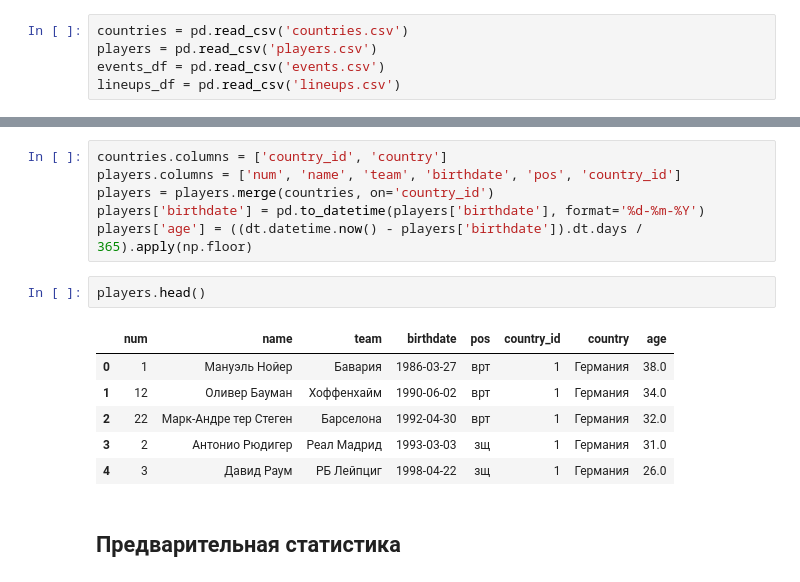
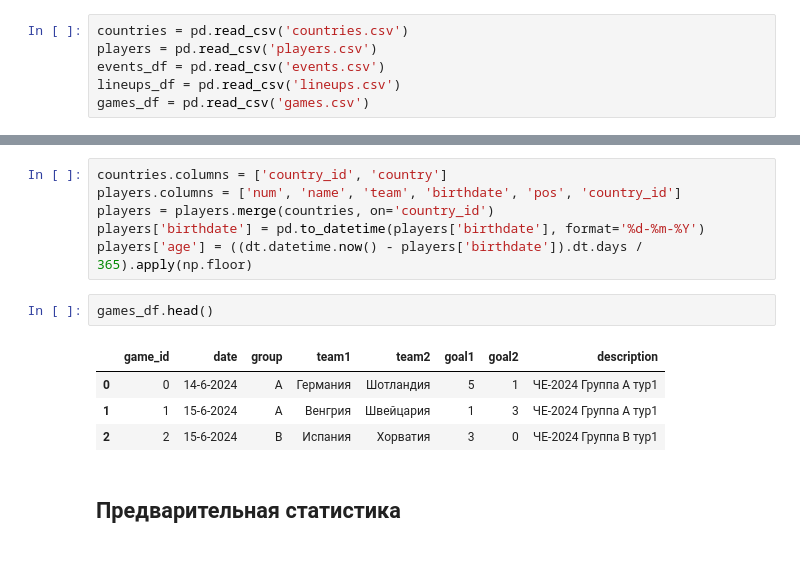
Before and after one commit to elp87/Euro-2024, a Jupyter notebook: euro.ipynb, the cells around one changed output, grey strips where cells are left out. Drawn from its saved outputs; the diff is of its cells as text.

```diff
--- a/euro.ipynb
+++ b/euro.ipynb
@@ -28,6 +28,7 @@ countries = pd.read_csv('countries.csv')
 players = pd.read_csv('players.csv')
 events_df = pd.read_csv('events.csv')
 lineups_df = pd.read_csv('lineups.csv')
+games_df = pd.read_csv('games.csv')
 # %% [markdown]
 Правим таблицы
 # %%
@@ -37,14 +38,12 @@ players = players.merge(countries, on='country_id')
 players['birthdate'] = pd.to_datetime(players['birthdate'], format='%d-%m-%Y')
 players['age'] = ((dt.datetime.now() - players['birthdate']).dt.days / 365).apply(np.floor)
 # %%
-players.head()
+games_df.head()
 # %% [output]
-|  | num | name | team | birthdate | pos | country_id | country | age |
-| 0 | 1 | Мануэль Нойер | Бавария | 1986-03-27 | врт | 1 | Германия | 38.0 |
-| 1 | 12 | Оливер Бауман | Хоффенхайм | 1990-06-02 | врт | 1 | Германия | 34.0 |
-| 2 | 22 | Марк-Андре тер Стеген | Барселона | 1992-04-30 | врт | 1 | Германия | 32.0 |
-| 3 | 2 | Антонио Рюдигер | Реал Мадрид | 1993-03-03 | зщ | 1 | Германия | 31.0 |
-| 4 | 3 | Давид Раум | РБ Лейпциг | 1998-04-22 | зщ | 1 | Германия | 26.0 |
+|  | game_id | date | group | team1 | team2 | goal1 | goal2 | description |
+| 0 | 0 | 14-6-2024 | A | Германия | Шотландия | 5 | 1 | ЧЕ-2024 Группа A тур1 |
+| 1 | 1 | 15-6-2024 | A | Венгрия | Швейцария | 1 | 3 | ЧЕ-2024 Группа A тур1 |
+| 2 | 2 | 15-6-2024 | B | Испания | Хорватия | 3 | 0 | ЧЕ-2024 Группа B тур1 |
 # %% [markdown]
 ## Предварительная статистика
 # %%
```
Also changed, not shown: parts of 9 cells of this notebook, 3 other files.
